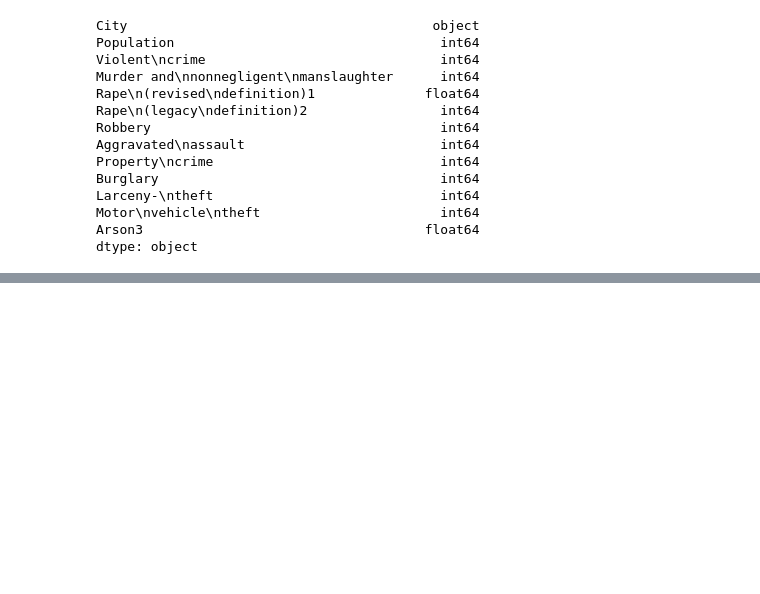
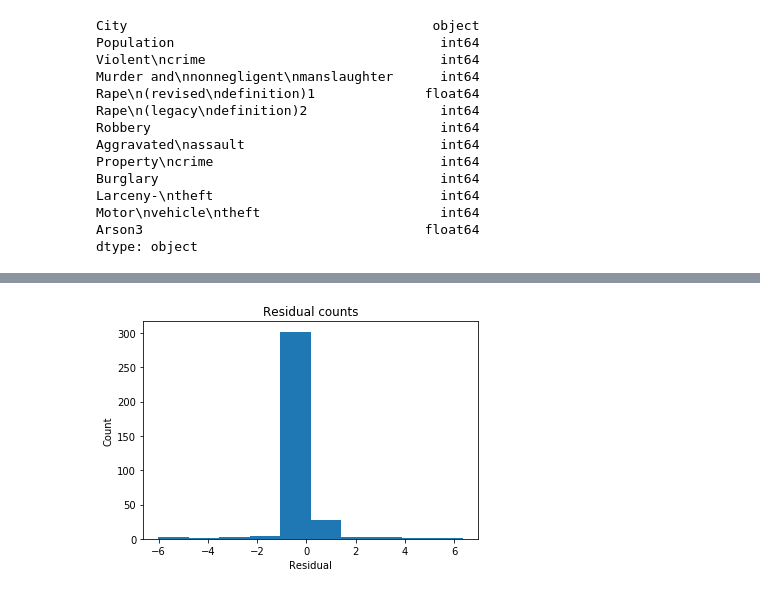
Before and after one commit to crlau/unit-2, a Jupyter notebook: multivariate_regression.ipynb, the cells around one changed output, grey strips where cells are left out. Drawn from its saved outputs; the diff is of its cells as text; code cells hidden in the pictures; blank space fills up the shorter version.

```diff
--- a/multivariate_regression.ipynb
+++ b/multivariate_regression.ipynb
@@ -66,0 +150,5 @@ df['murder_code'] = np.where(df['Murder_Nonnegligent_Manslaughter'] == 0, 0, 1)
+# %%
+regr = linear_model.LinearRegression()
+Y = df['Murder_Nonnegligent_Manslaughter'].values.reshape(-1, 1)
+X = df[['Population2', 'Violent_Crime', 'Aggravated_Assault']]
+regr.fit(X, Y)
@@ -66,0 +172,15 @@ df['murder_code'] = np.where(df['Murder_Nonnegligent_Manslaughter'] == 0, 0, 1)
+# %%
+# Extract predicted values.
+predicted = regr.predict(X).ravel()
+actual = df['Murder_Nonnegligent_Manslaughter']
+
+# Calculate the residual
+residual = actual - predicted
+
+plt.hist(residual)
+plt.title('Residual counts')
+plt.xlabel('Residual')
+plt.ylabel('Count')
+plt.show()
+# %% [output]
+[figure, added]
```
Also changed, not shown: parts of 17 cells of this notebook.
